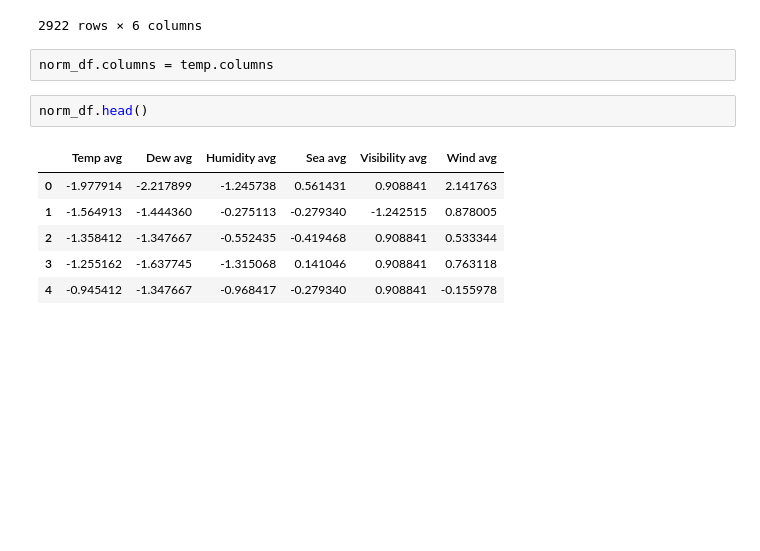
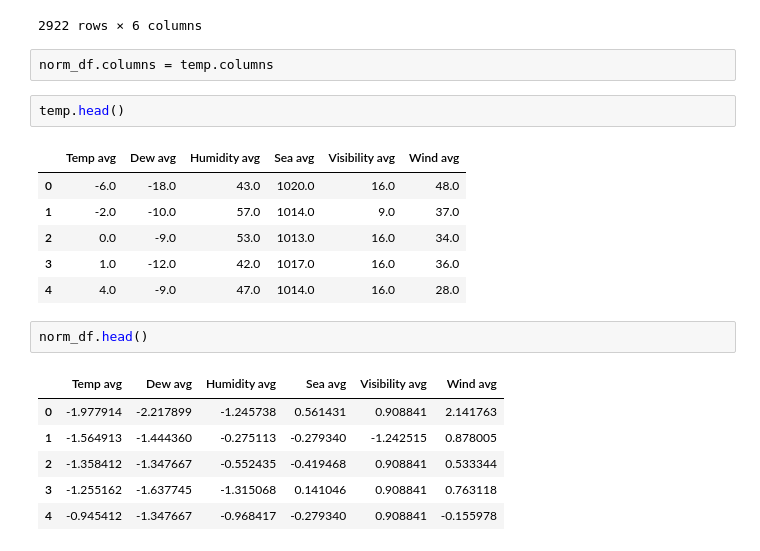
Before and after one commit to chiruharshith/Alexine_Studios, a Jupyter notebook: EDA_1.ipynb, the cells around one changed output. Cells and saved outputs as stored; diff of their text form; blank space fills up the shorter version.

```diff
--- a/EDA_1.ipynb
+++ b/EDA_1.ipynb
@@ -408,6 +394,15 @@ norm_df
 2922 rows × 6 columns
 # %%
 norm_df.columns = temp.columns
+# %%
+temp.head()
+# %% [output]
+|  | Temp avg | Dew avg | Humidity avg | Sea avg | Visibility avg | Wind avg |
+| 0 | -6.0 | -18.0 | 43.0 | 1020.0 | 16.0 | 48.0 |
+| 1 | -2.0 | -10.0 | 57.0 | 1014.0 | 9.0 | 37.0 |
+| 2 | 0.0 | -9.0 | 53.0 | 1013.0 | 16.0 | 34.0 |
+| 3 | 1.0 | -12.0 | 42.0 | 1017.0 | 16.0 | 36.0 |
+| 4 | 4.0 | -9.0 | 47.0 | 1014.0 | 16.0 | 28.0 |
 # %%
 norm_df.head()
 # %% [output]
```
Also changed, not shown: parts of 14 cells of this notebook, 7 other files.
